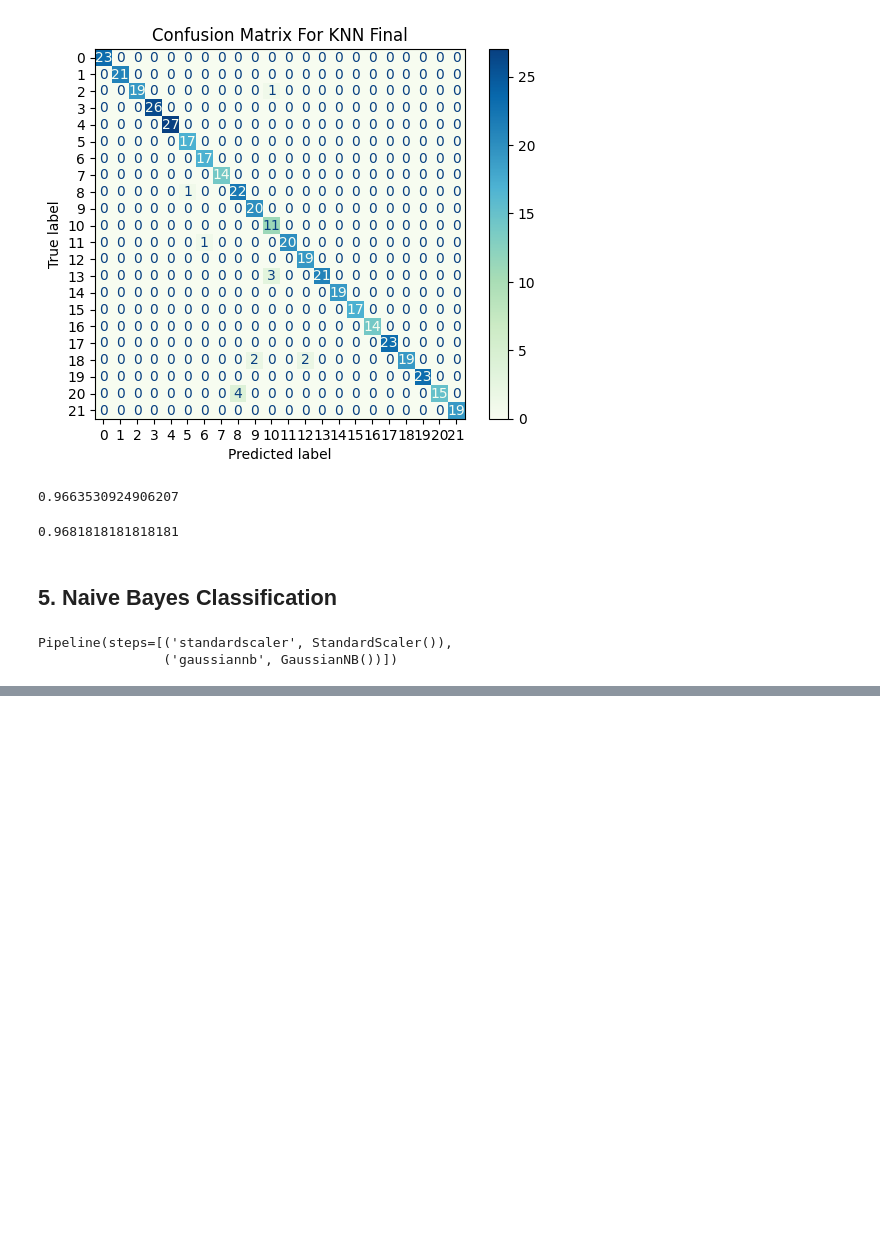
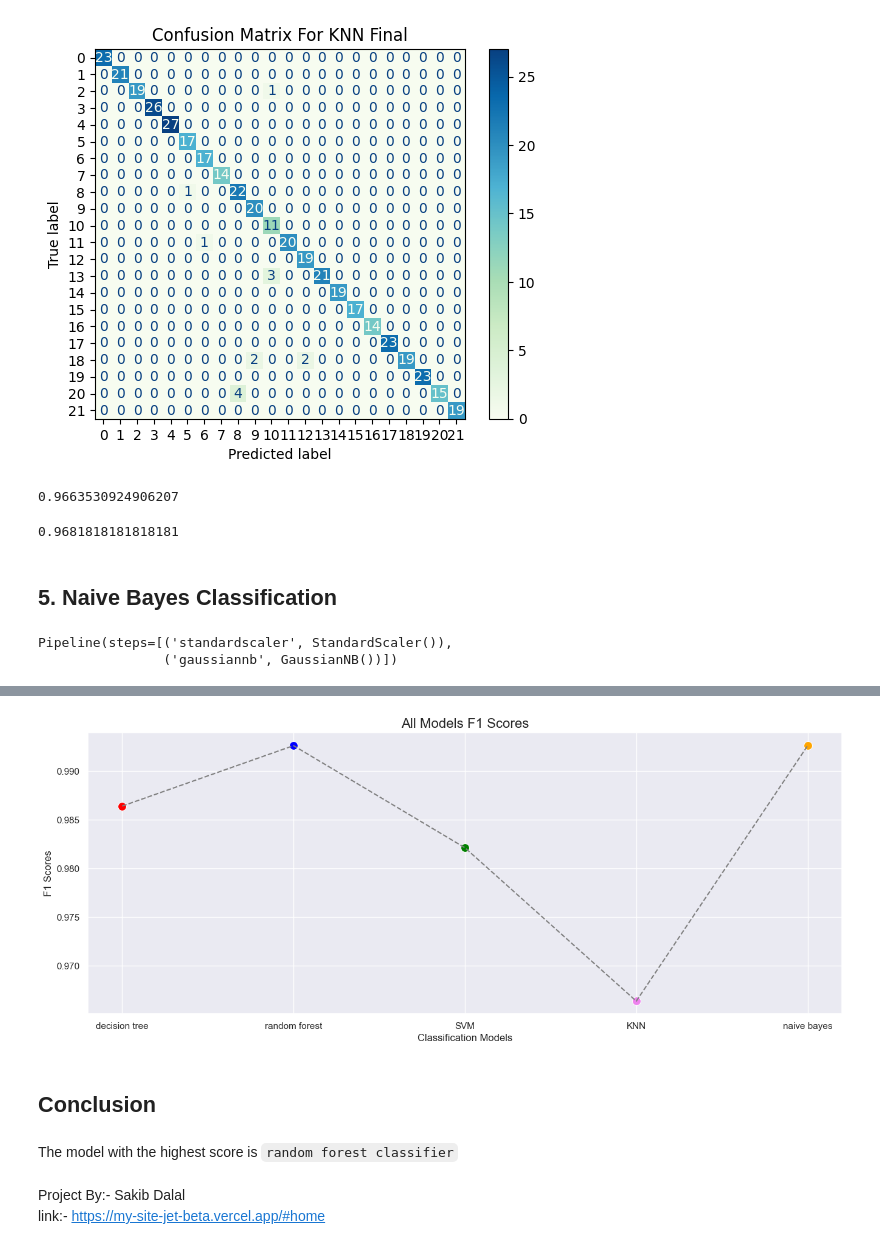
Before and after one commit to Sakib-Dalal/Crop_Recommendation_AI, a Jupyter notebook: Notebook/main.ipynb, the cells around one changed output, grey strips where cells are left out. Cells and saved outputs as stored; diff of their text form; code cells hidden in the pictures; blank space fills up the shorter version.

```diff
--- a/Notebook/main.ipynb
+++ b/Notebook/main.ipynb
@@ -856,0 +988,23 @@ Pipeline(steps=[('standardscaler', StandardScaler()),
+# %%
+sns.set_theme()
+colors = ['red', 'blue', 'green', 'violet', 'orange']
+
+plt.figure(figsize=(16, 6))
+for model, score, color in zip(models, scores, colors):
+    sns.lineplot(x=[model], y=[score], color=color, marker='o', markersize=10)
+
+sns.lineplot(x=models, y=scores, color='gray', linestyle='--')
+
+plt.title("All Models F1 Scores", fontsize=16)
+plt.xlabel("Classification Models")
+plt.ylabel("F1 Scores")
+plt.show()
+# %% [output]
+[figure, added]
+# %% [markdown]
+## Conclusion
+# %% [markdown]
+The model with the highest score is `random forest classifier`
+# %% [markdown]
+Project By:- Sakib Dalal <br>
+link:- https://my-site-jet-beta.vercel.app/#home
```
Also changed, not shown: parts of 35 cells of this notebook.
